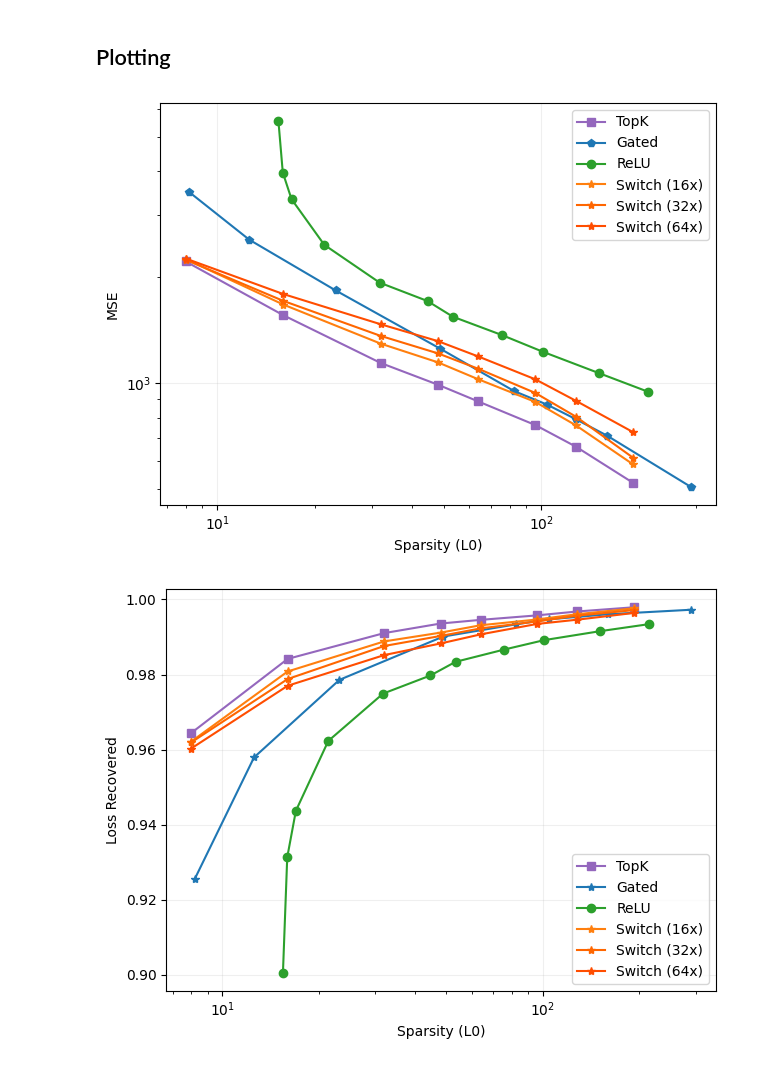
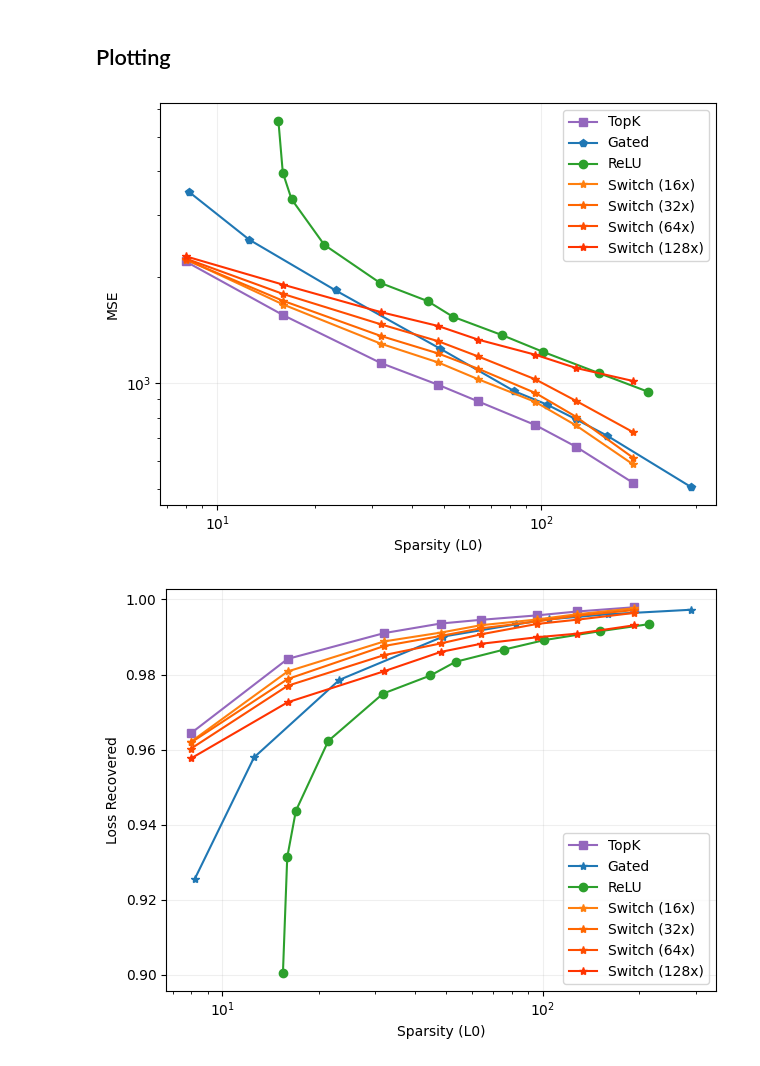
Before and after one commit to amudide/switch_sae, a Jupyter notebook: results/primary/primary.ipynb, the cells around one changed output. Drawn from its saved outputs; the diff is of its cells as text; code cells hidden in the pictures.

Commit message:
final fast figure (unless gated big lr outperforms)

```diff
--- a/results/primary/primary.ipynb
+++ b/results/primary/primary.ipynb
@@ -40,8 +40,6 @@ def clean_switch(df):
     filtered_columns = df.columns[df.columns.str.contains('|'.join(patterns))]
     df = df[filtered_columns]
     df.columns = [re.split(r'[./]', col)[-1] for col in df.columns]
-
-    df = df.dropna(axis=1, how='any')
 
     l0 = df["effective_l0"].to_numpy().flatten()
     mse_loss = df["mse_loss"].to_numpy().flatten()
@@ -99,7 +77,7 @@ df_switch
 df_switch16 = df_switch[df_switch['experts'] == 16]
 df_switch32 = df_switch[df_switch['experts'] == 32]
 df_switch64 = df_switch[df_switch['experts'] == 64]
-#df_switch128 = df_switch[df_switch['experts'] == 128]
+df_switch128 = df_switch[df_switch['experts'] == 128]
 # %% [markdown]
 ## Plotting
 # %%
@@ -110,7 +88,7 @@ plt.plot(df_relu['l0'], df_relu['mse_loss'], label='ReLU', marker='o', color='#2
 plt.plot(df_switch16['l0'], df_switch16['mse_loss'], label='Switch (16x)', marker='*', color='#ff7f0e')
 plt.plot(df_switch32['l0'], df_switch32['mse_loss'], label='Switch (32x)', marker='*', color='#ff6600')
 plt.plot(df_switch64['l0'], df_switch64['mse_loss'], label='Switch (64x)', marker='*', color='#ff4d00')
-#plt.plot(df_switch128['l0'], df_switch128['mse_loss'], label='Switch (128x)', marker='*', color='#ff3300')
+plt.plot(df_switch128['l0'], df_switch128['mse_loss'], label='Switch (128x)', marker='*', color='#ff3300')
 
 plt.xscale('log')
 plt.yscale('log')
@@ -127,34 +105,34 @@ plt.tight_layout()
 plt.savefig("l0_mse.png")
 plt.show()
 # %% [output]
-[figure, old version]
+[figure, new version]
 # %%
 plt.plot(df_topk['l0'], df_topk['frac_recovered'], label='TopK', marker='s', color='#9467bd')
 plt.plot(df_gated['l0'], df_gated['frac_recovered'], label='Gated', marker='*', color='#1f77b4')
 plt.plot(df_relu['l0'], df_relu['frac_recovered'], label='ReLU', marker='o', color='#2ca02c')
 
 plt.plot(df_switch16['l0'], df_switch16['frac_recovered'], label='Switch (16x)', marker='*', color='#ff7f0e')
 plt.plot(df_switch32['l0'], df_switch32['frac_recovered'], label='Switch (32x)', marker='*', color='#ff6600')
 plt.plot(df_switch64['l0'], df_switch64['frac_recovered'], label='Switch (64x)', marker='*', color='#ff4d00')
-#plt.plot(df_switch128['l0'], df_switch128['mse_loss'], label='Switch (128x)', marker='*', color='#ff3300')
+plt.plot(df_switch128['l0'], df_switch128['frac_recovered'], label='Switch (128x)', marker='*', color='#ff3300')
 
 
 plt.xscale('log')
 #plt.yscale('log')
 
 plt.xlabel("Sparsity (L0)")
 plt.ylabel("Loss Recovered")
 
 plt.legend()
 
 plt.grid(True, which="major", ls="-", alpha=0.2)
 
 
 plt.tight_layout()
 plt.savefig("l0_lossrec.png")
 plt.show()
 # %% [output]
-[figure, old version]
+[figure, new version]
 # %%
 plt.plot(df_topk['l0'], df_topk['delta_ce'], label='TopK', marker='s', color='#9467bd')
 plt.plot(df_gated['l0'], df_gated['delta_ce'], label='Gated', marker='*', color='#1f77b4')
```
Also changed, not shown: parts of 3 cells of this notebook, 5 other files.
